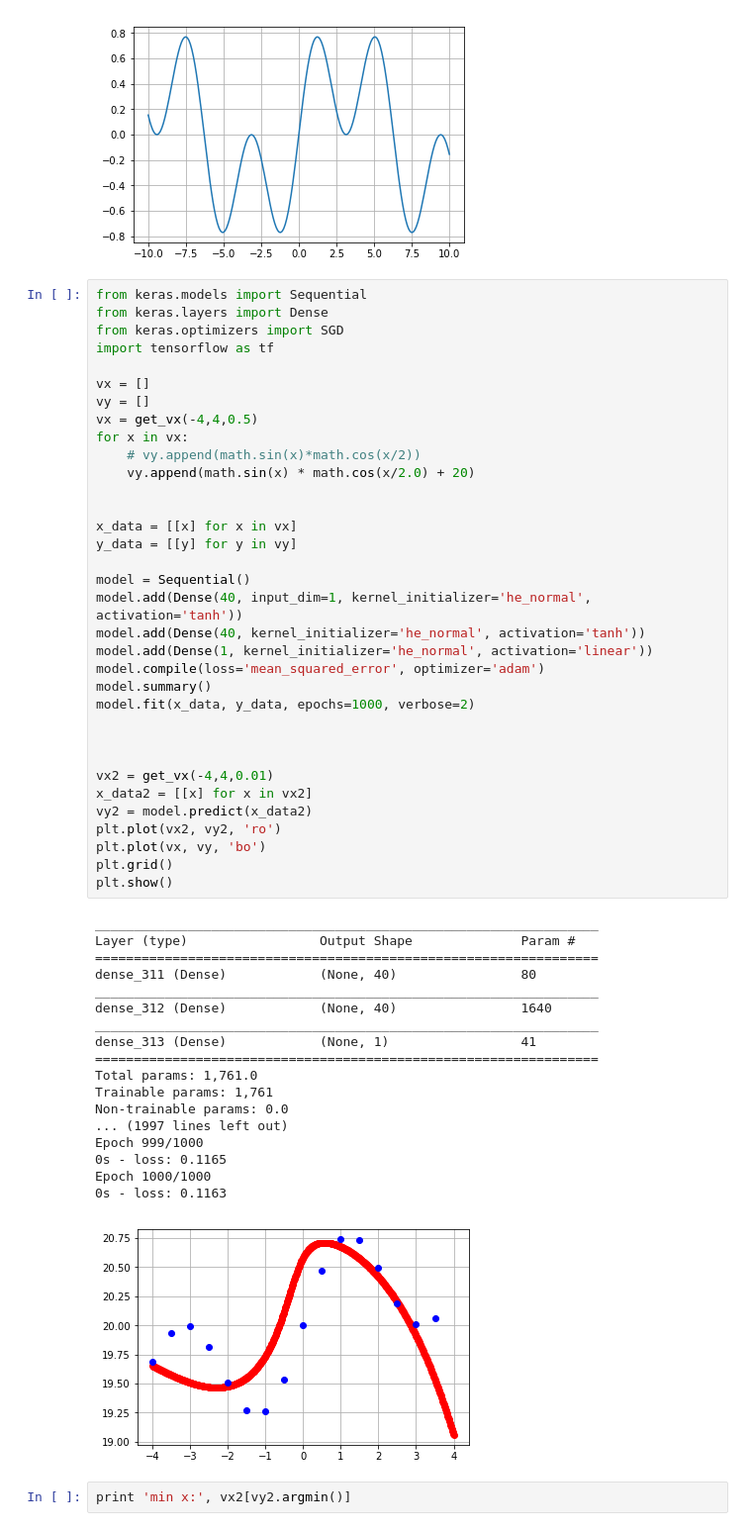
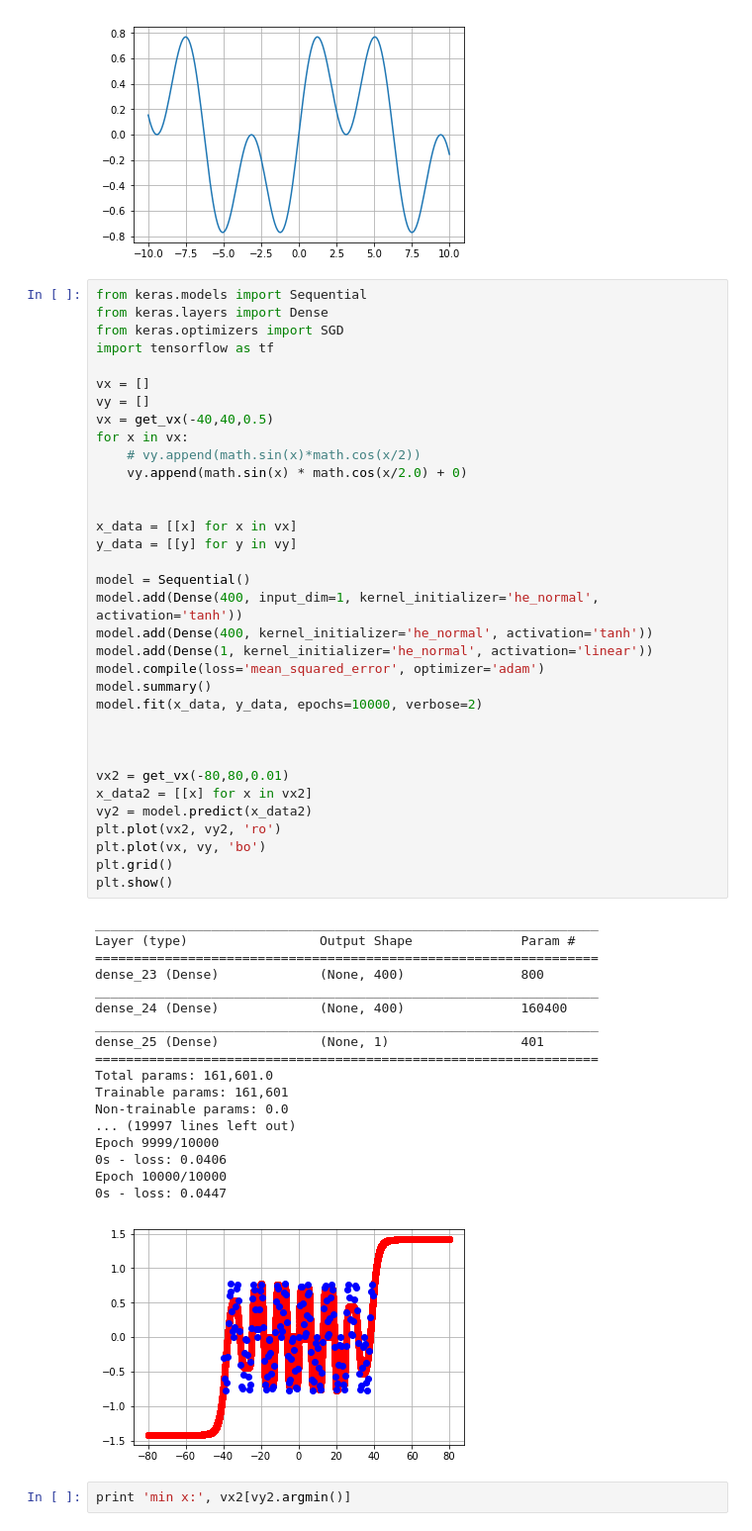
Before and after one commit to sevity/jupyter, a Jupyter notebook: Optimizer.ipynb, the cells around one changed output. Shown: that part at 99% size. Drawn from its saved outputs; the diff is of its cells as text.

```diff
--- a/Optimizer.ipynb
+++ b/Optimizer.ipynb
@@ -104,51 +105,51 @@ import tensorflow as tf
 
 vx = []
 vy = []
-vx = get_vx(-4,4,0.5)
+vx = get_vx(-40,40,0.5)
 for x in vx:
     # vy.append(math.sin(x)*math.cos(x/2))
-    vy.append(math.sin(x) * math.cos(x/2.0) + 20)
+    vy.append(math.sin(x) * math.cos(x/2.0) + 0)
 
 
 x_data = [[x] for x in vx]
 y_data = [[y] for y in vy]
 
 model = Sequential()
-model.add(Dense(40, input_dim=1, kernel_initializer='he_normal', activation='tanh'))
-model.add(Dense(40, kernel_initializer='he_normal', activation='tanh'))
+model.add(Dense(400, input_dim=1, kernel_initializer='he_normal', activation='tanh'))
+model.add(Dense(400, kernel_initializer='he_normal', activation='tanh'))
 model.add(Dense(1, kernel_initializer='he_normal', activation='linear'))
 model.compile(loss='mean_squared_error', optimizer='adam')
 model.summary()
-model.fit(x_data, y_data, epochs=1000, verbose=2)
+model.fit(x_data, y_data, epochs=10000, verbose=2)
 
 
 
-vx2 = get_vx(-4,4,0.01)
+vx2 = get_vx(-80,80,0.01)
 x_data2 = [[x] for x in vx2]
 vy2 = model.predict(x_data2)
 plt.plot(vx2, vy2, 'ro')
 plt.plot(vx, vy, 'bo')
 plt.grid()
 plt.show()
 # %% [output]
 _________________________________________________________________
 Layer (type)                 Output Shape              Param #
 =================================================================
-dense_311 (Dense)            (None, 40)                80
+dense_23 (Dense)             (None, 400)               800
 _________________________________________________________________
-dense_312 (Dense)            (None, 40)                1640
+dense_24 (Dense)             (None, 400)               160400
 _________________________________________________________________
-dense_313 (Dense)            (None, 1)                 41
+dense_25 (Dense)             (None, 1)                 401
 =================================================================
-Total params: 1,761.0
-Trainable params: 1,761
+Total params: 161,601.0
+Trainable params: 161,601
 Non-trainable params: 0.0
-... (1997 lines left out)
-Epoch 999/1000
-0s - loss: 0.1165
-Epoch 1000/1000
-0s - loss: 0.1163
+... (19997 lines left out)
+Epoch 9999/10000
+0s - loss: 0.0406
+Epoch 10000/10000
+0s - loss: 0.0447
-[figure, old version]
+[figure, new version]
 # %%
 print 'min x:', vx2[vy2.argmin()]
 # %% [output]
```
Also changed, not shown: parts of 1 cell of this notebook.
